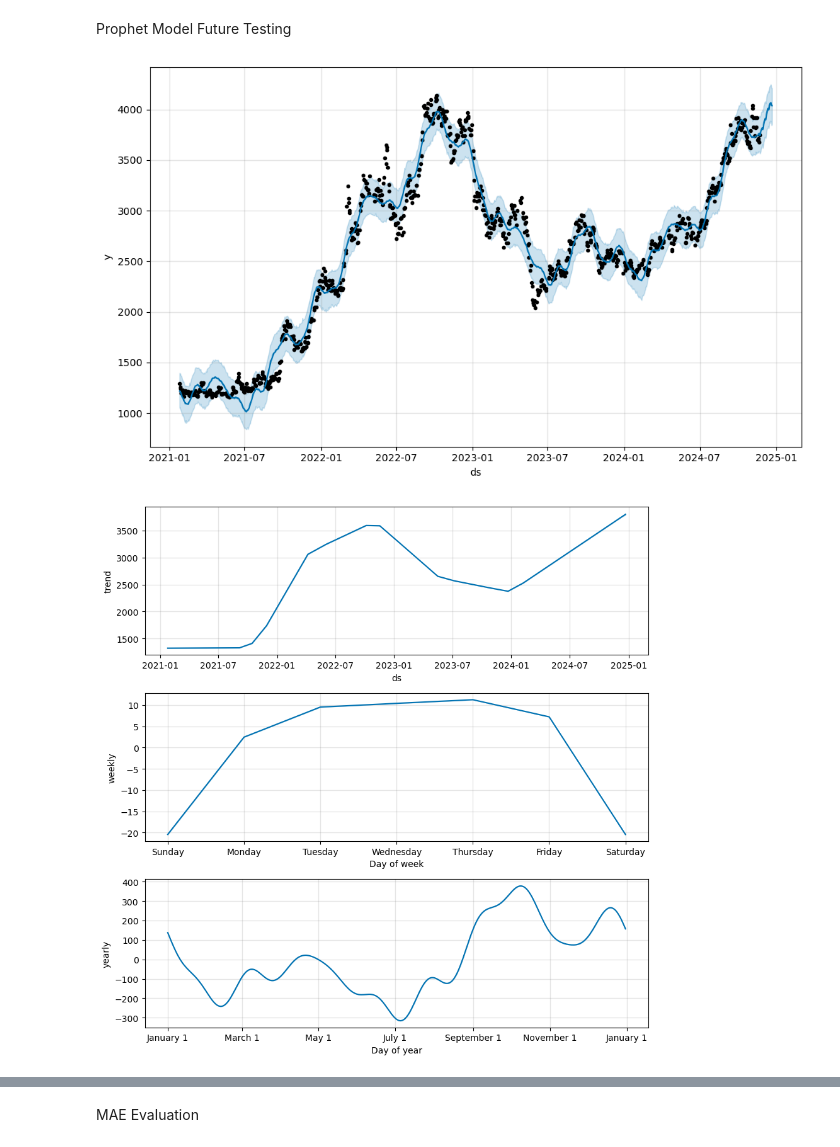
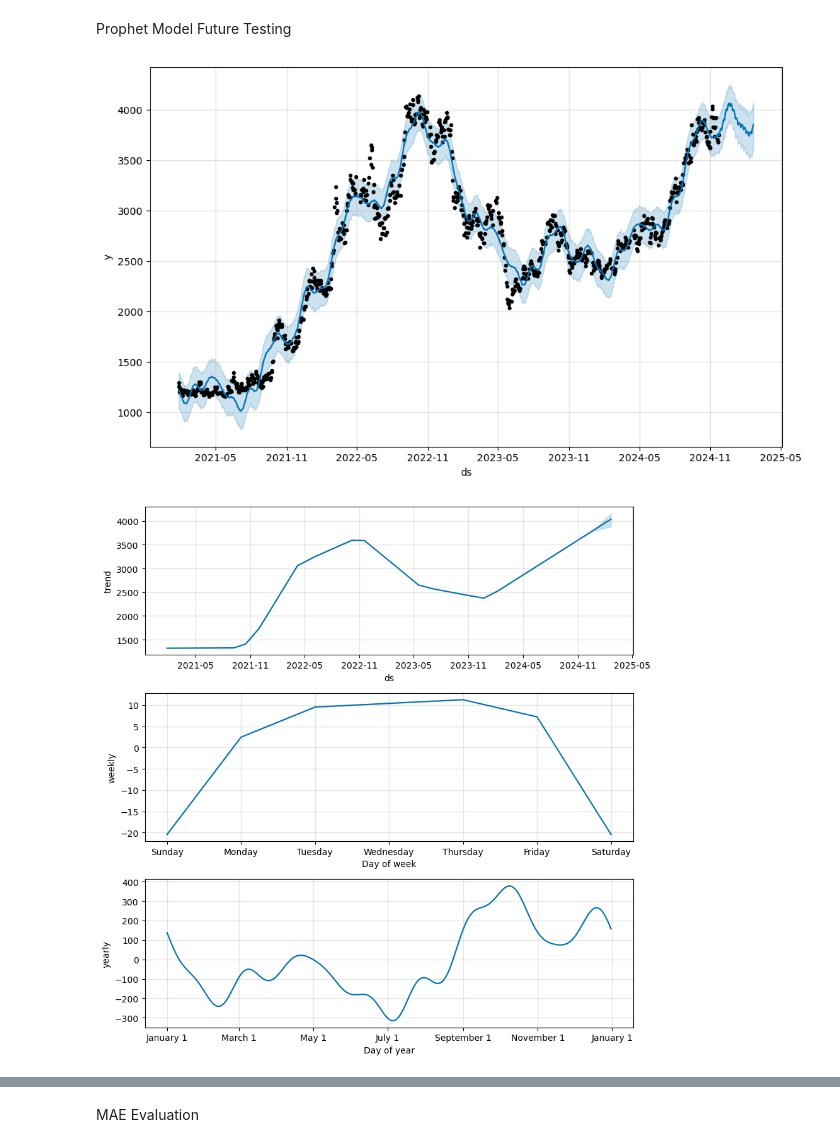
Before and after one commit to Meinya98/Stock-analysis-w-timeseries-model, a Jupyter notebook: models_ADRO.ipynb, the cells around one changed output, grey strips where cells are left out. Cells and saved outputs as stored; diff of their text form; code cells hidden in the pictures.

```diff
--- a/models_ADRO.ipynb
+++ b/models_ADRO.ipynb
@@ -319,13 +319,13 @@ prophet_model.fit(prophet_data)
 # %% [markdown]
 Prophet Model Future Testing
 # %%
-future_prophet = prophet_model.make_future_dataframe(periods=30)
+future_prophet = prophet_model.make_future_dataframe(periods=90)
 forecast_prophet = prophet_model.predict(future_prophet)
 
 fig_prophet = prophet_model.plot(forecast_prophet)
 plt.show()
 fig_prophet_components = prophet_model.plot_components(forecast_prophet)
 plt.show()
 # %% [output]
-[figure, old version]
+[figure, new version]
-[figure, old version]
+[figure, new version]
```
Also changed, not shown: parts of 7 cells of this notebook, 2 other files.
